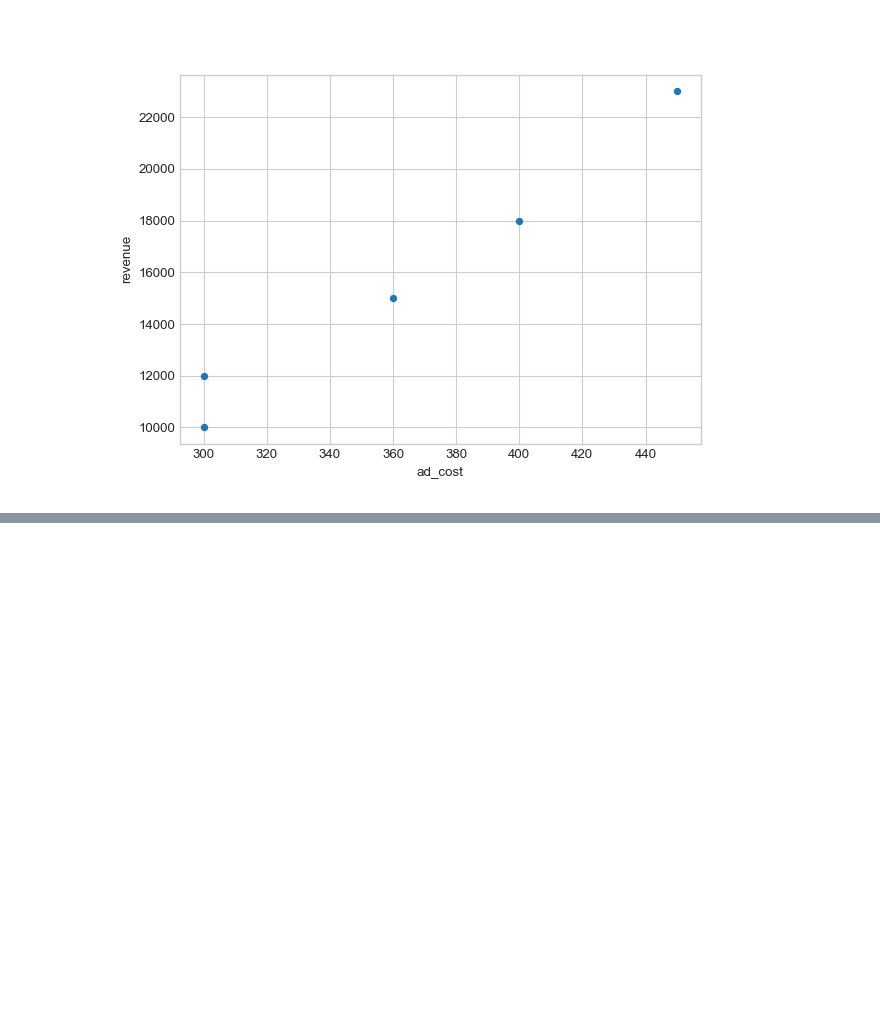
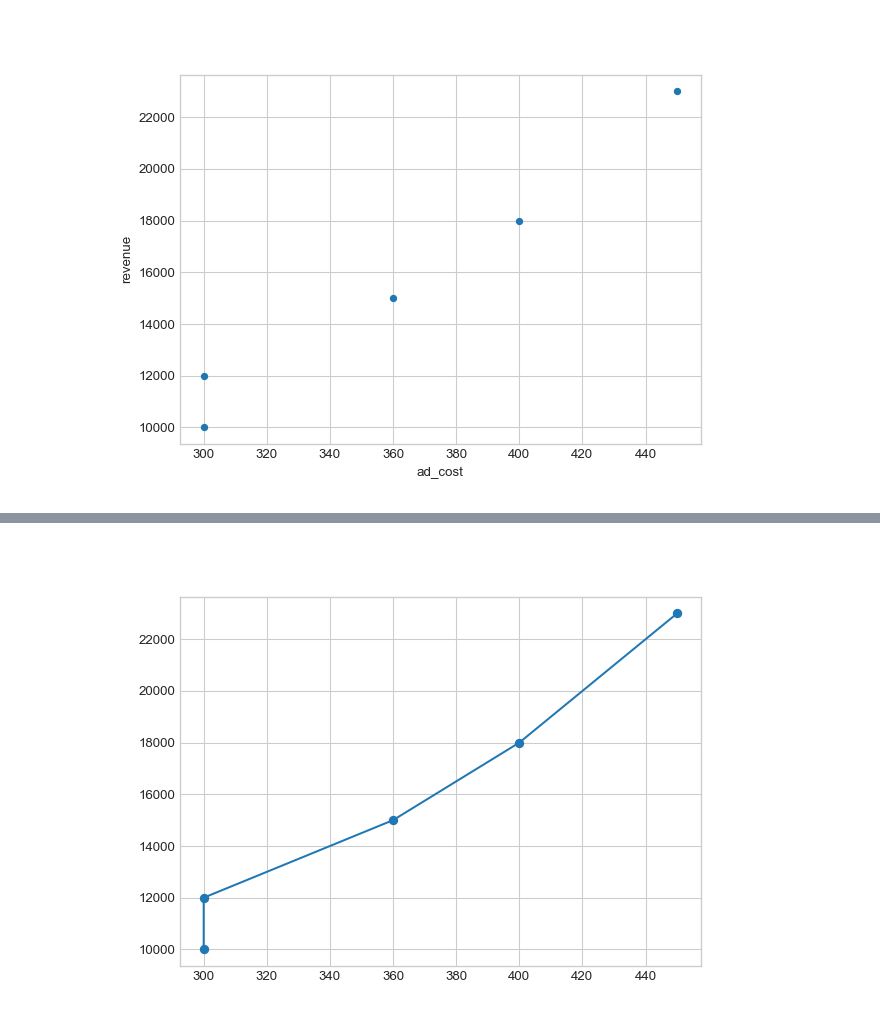
Before and after one commit to geshun/analytics-group, a Jupyter notebook: weeks/10/linear-models.ipynb, the cells around one changed output, grey strips where cells are left out. Saved outputs shown, nothing was run; the diff lists cells and outputs as text; code cells hidden in the pictures; blank space fills up the shorter version.

```diff
--- a/weeks/10/linear-models.ipynb
+++ b/weeks/10/linear-models.ipynb
@@ -356,0 +220,7 @@ plt.show()
+# %%
+plt.clf()
+plt.scatter(df.ad_cost, df.revenue)
+plt.plot(df.ad_cost.sort_values(), df.revenue.sort_values())
+plt.show()
+# %% [output]
+[figure, added]
```
Also changed, not shown: parts of 17 cells of this notebook.
